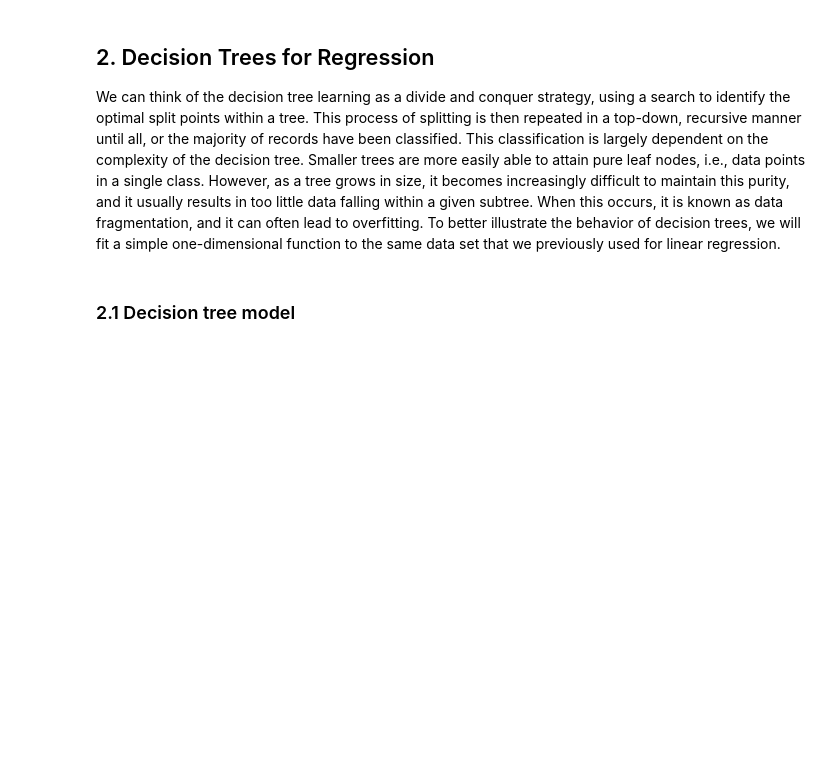
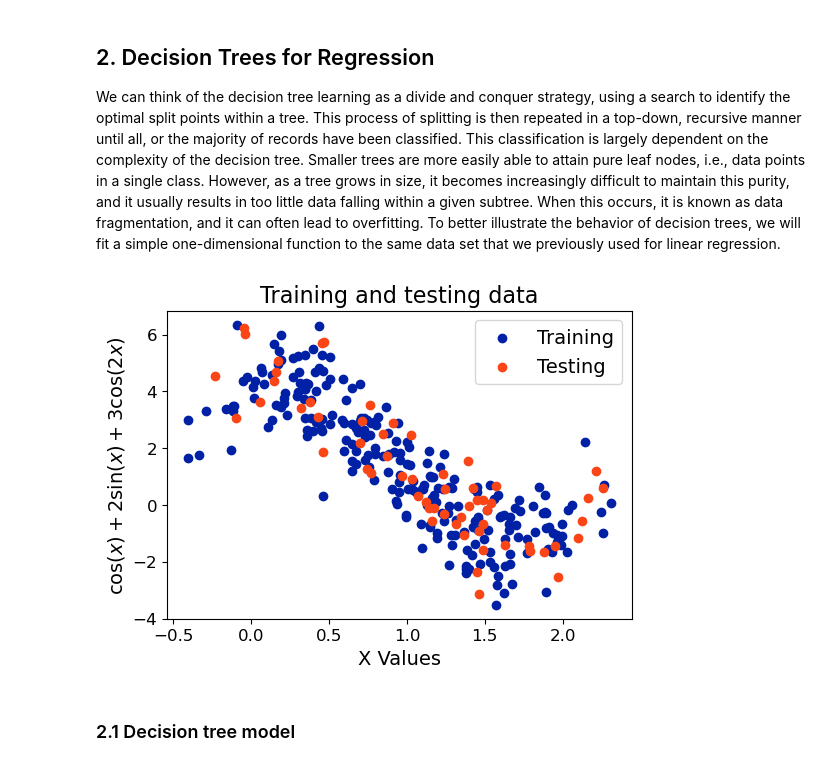
Before and after one commit to rhennig/EMA4935, a Jupyter notebook: Notebooks/10_Decision_trees.ipynb, the cells around one changed output. Drawn from its saved outputs; the diff is of its cells as text; code cells hidden in the pictures; blank space fills up the shorter version.

```diff
--- a/Notebooks/10_Decision_trees.ipynb
+++ b/Notebooks/10_Decision_trees.ipynb
@@ -155,36 +164,38 @@ We can think of the decision tree learning as a divide and conquer strategy, usi
 # %%
 # Create the reference function that generates our data
 
 def reference_function(x):
     return np.cos(x) + 2.0*np.sin(x) + 3.0*np.cos(2.0*x)
 
 np.random.seed(seed=5)
 
 # Generate a data set for machine learning
 x = np.linspace(0, 2, 300)
 x = x + np.random.normal(0.0, 0.3, x.shape)
 
 y = reference_function(x) + np.random.normal(0.0,1.0, x.shape)
 
 # Split the dataset into 80% for training and 20% for testing
 x = x.reshape( (-1,1) )
 
 X_train, X_test, y_train, y_test = train_test_split(x, y, train_size=0.8, random_state=21)
 
 # Plot the training and testing dataset
-fig,ax=plt.subplots( figsize=(8,8) )
+fig,ax=plt.subplots( figsize=(6,4) )
 
 ax.scatter(X_train, y_train, c=blue, label='Training')
 ax.scatter(X_test, y_test,   c=orange, label='Testing')
 
-ax.set_title('Training and testing data',fontsize=20)
+ax.set_title('Training and testing data',fontsize=16)
 
-ax.set_xlabel('X Values',fontsize=18)
-ax.set_ylabel(r'$ \cos(x)+2\sin(x)+3\cos(2x)$',fontsize=18)
+ax.set_xlabel('X Values',fontsize=14)
+ax.set_ylabel(r'$ \cos(x)+2\sin(x)+3\cos(2x)$',fontsize=14)
 
-plt.legend(loc='best', fontsize=18)
+plt.legend(loc='best', fontsize=14)
 
 plt.show()
+# %% [output]
+[figure, added]
 # %% [markdown]
 ### 2.1 Decision tree model
 # %%
```
Also changed, not shown: parts of 19 cells of this notebook.
